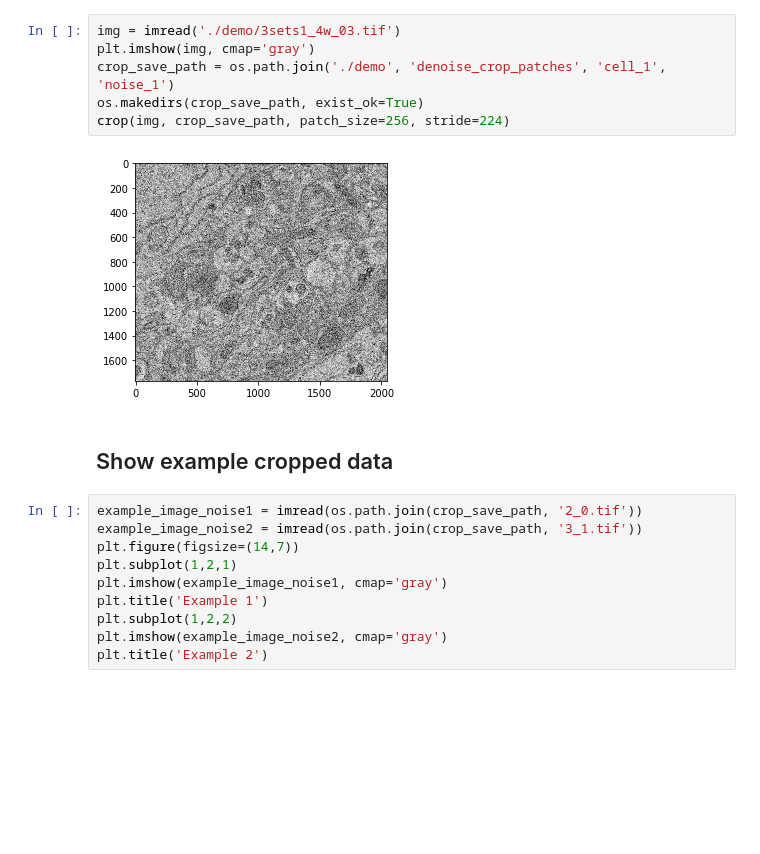
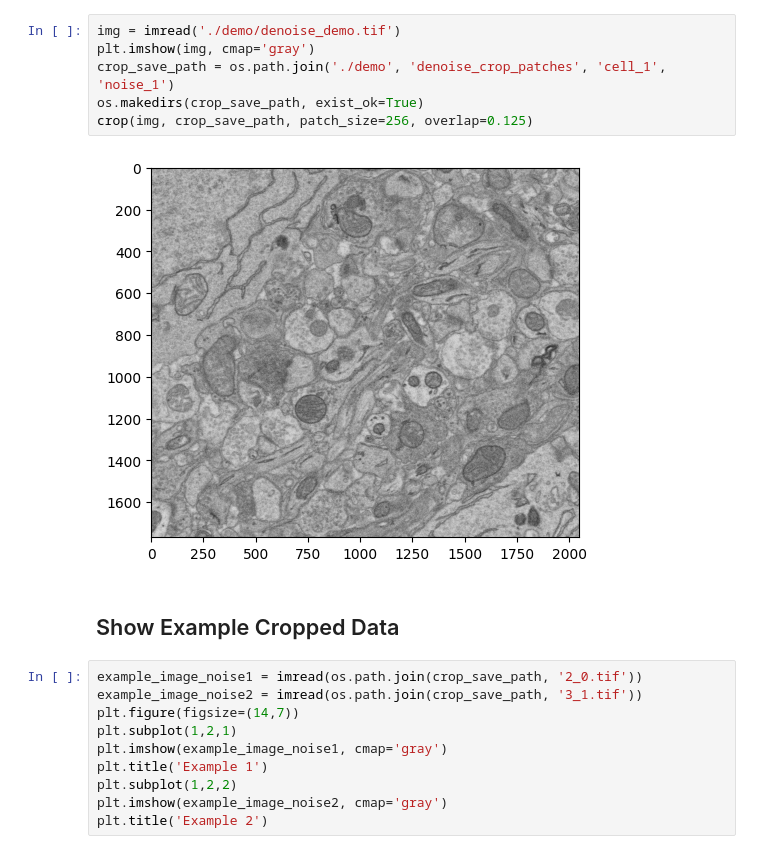
Before and after one commit to Luchixiang/EMDiffuse, a Jupyter notebook: example/denoise/prediction.ipynb, the cells around one changed output. Saved outputs shown, nothing was run; the diff lists cells and outputs as text; blank space fills up the shorter version.

```diff
--- a/example/denoise/prediction.ipynb
+++ b/example/denoise/prediction.ipynb
@@ -41,13 +46,13 @@ Due to the GPU memeory limitation, we need to crop the large images into patches
 # %%
-img = imread('./demo/3sets1_4w_03.tif')
+img = imread('./demo/denoise_demo.tif')
 plt.imshow(img, cmap='gray')
 crop_save_path = os.path.join('./demo', 'denoise_crop_patches', 'cell_1', 'noise_1')
 os.makedirs(crop_save_path, exist_ok=True)
-crop(img, crop_save_path, patch_size=256, stride=224)
+crop(img, crop_save_path, patch_size=256, overlap=0.125)
 # %% [output]
-[figure, old version]
+[figure, new version]
-# %% [markdown]
-## Show example cropped data
+# %% [markdown]
+## Show Example Cropped Data
 # %%
 example_image_noise1 = imread(os.path.join(crop_save_path, '2_0.tif'))
 example_image_noise2 = imread(os.path.join(crop_save_path, '3_1.tif'))
```
Also changed, not shown: parts of 17 cells of this notebook, 31 other files.
